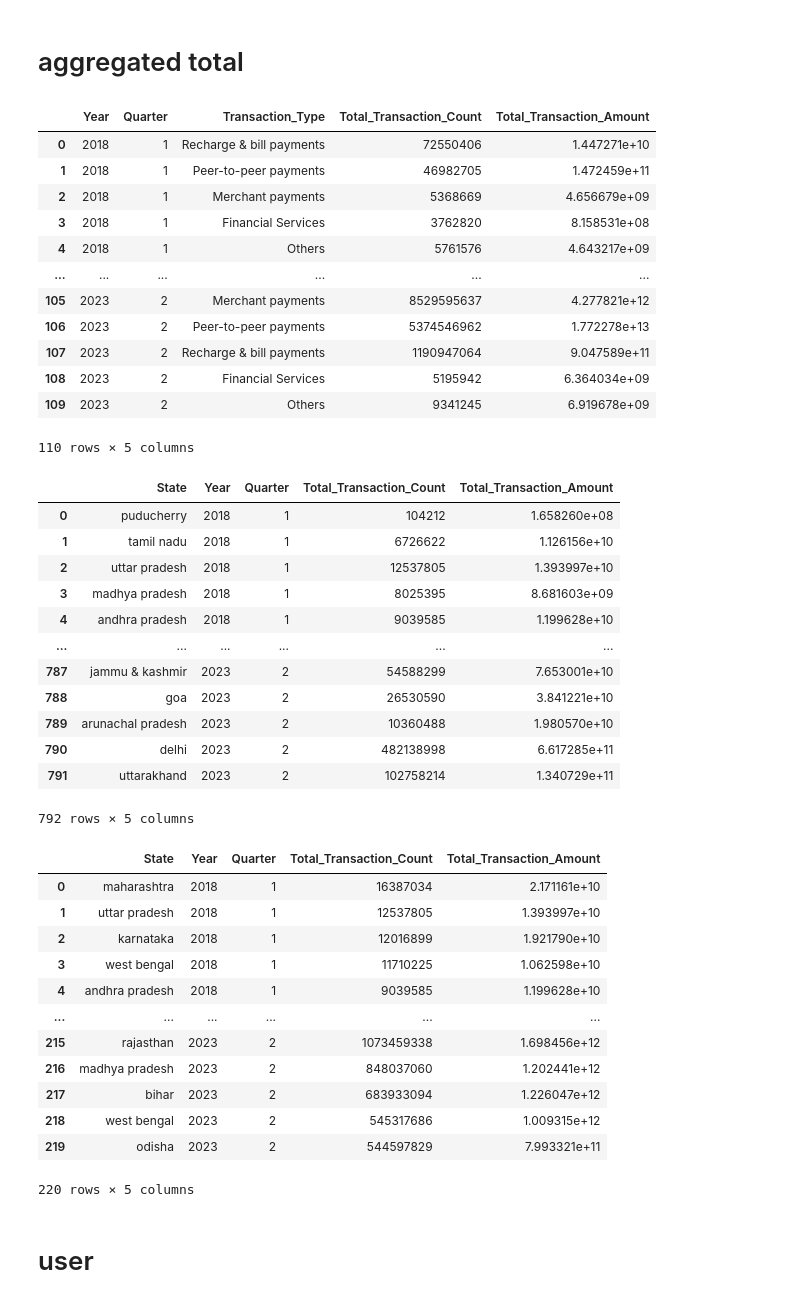
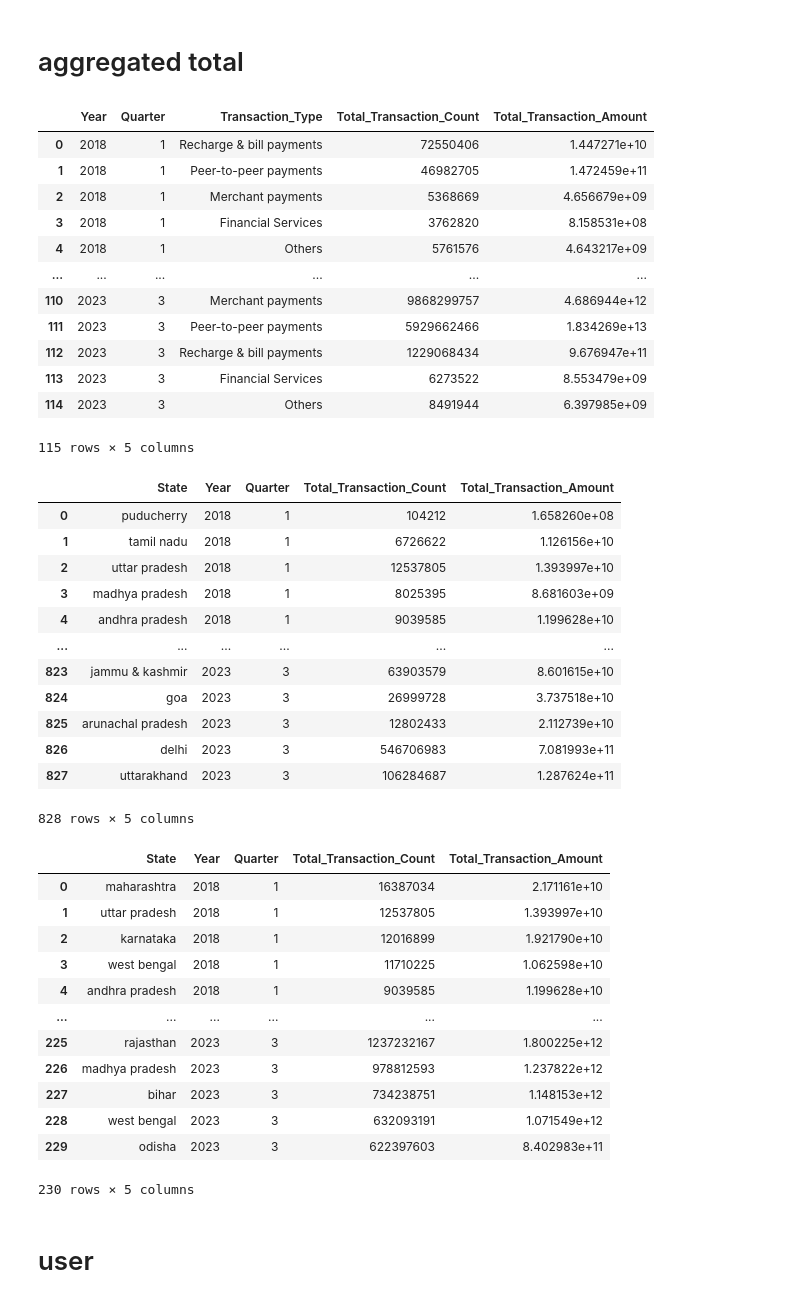
Before and after one commit to Prakash-Kani/PhonePe-Pulse-Data-Visualization-Using-Plotly-Dash, a Jupyter notebook: pulse_data_extraction.ipynb.ipynb, the cells around one changed output. Cells and saved outputs as stored; diff of their text form; code cells hidden in the pictures.

```diff
--- a/pulse_data_extraction.ipynb.ipynb
+++ b/pulse_data_extraction.ipynb.ipynb
@@ -42,7 +42,7 @@ df=pd.DataFrame([i['properties'].get('ST_NM') for i in data1['features']],column
 # %% [markdown]
 # Transaction
 # %%
-path_india = "D:/vscode/pulse/data/aggregated/transaction/country/india/state/"
+path_india = "D:/github/PhonePe-Pulse-Data-Visualization-Using-Plotly-Dash/pulse/data/aggregated/transaction/country/india/state/"
 lst=[]
 aggregated_transaction_india = os.listdir(path_india)
 for state in aggregated_transaction_india:
@@ -85,6 +85,6 @@ Agg_tran_state
 # %%
 lst = []
-path_india = 'D:/vscode/pulse/data/map/transaction/hover/country/india/state/'
+path_india = 'D:/github/PhonePe-Pulse-Data-Visualization-Using-Plotly-Dash/pulse/data/map/transaction/hover/country/india/state/'
 map_transaction_india = os.listdir(path_india)
 for state in map_transaction_india:
     path_state = path_india + state + '/'
@@ -123,7 +127,7 @@ map_tran_state
 # %%
 lst = []
 lst1 = []
-path_india = 'D:/vscode/pulse/data/top/transaction/country/india/state/'
+path_india = 'D:/github/PhonePe-Pulse-Data-Visualization-Using-Plotly-Dash/pulse/data/top/transaction/country/india/state/'
 top_transaction_india = os.listdir(path_india)
 for state in top_transaction_india:
     path_state = path_india + state + '/'
@@ -190,42 +194,42 @@ top_tran_state
 # aggregated total
 # %%
 lst = []
-path_india = "D:/vscode/pulse/data/aggregated/transaction/country/india/"
+path_india = "D:/github/PhonePe-Pulse-Data-Visualization-Using-Plotly-Dash/pulse/data/aggregated/transaction/country/india/"
 total_aggregated_transaction_india = os.listdir(path_india)
 for year in total_aggregated_transaction_india:
     if 'state' not in year:
         path_india_year = path_india + year + '/'
         total_aggregated_transaction_india_year = os.listdir(path_india_year)
         for quarter in total_aggregated_transaction_india_year:
             path_india_year_file = path_india_year+quarter
             Data = open(path_india_year_file)
             D = json.load(Data)
             for k in D['data']['transactionData']:
                 data = dict(Year = year,
                             Quarter = int(quarter.strip('.json')),
                             Transaction_Type = k['name'],
                             Total_Transaction_Count = k['paymentInstruments'][0]['count'],
                             Total_Transaction_Amount = k['paymentInstruments'][0]['amount'])
                 lst.append(data)
 total_Agg_tran=pd.DataFrame(lst)
 total_Agg_tran
 # %% [output]
 |  | Year | Quarter | Transaction_Type | Total_Transaction_Count | Total_Transaction_Amount |
 | 0 | 2018 | 1 | Recharge & bill payments | 72550406 | 1.447271e+10 |
 | 1 | 2018 | 1 | Peer-to-peer payments | 46982705 | 1.472459e+11 |
 | 2 | 2018 | 1 | Merchant payments | 5368669 | 4.656679e+09 |
 | 3 | 2018 | 1 | Financial Services | 3762820 | 8.158531e+08 |
 | 4 | 2018 | 1 | Others | 5761576 | 4.643217e+09 |
 | ... | ... | ... | ... | ... | ... |
-| 105 | 2023 | 2 | Merchant payments | 8529595637 | 4.277821e+12 |
-| 106 | 2023 | 2 | Peer-to-peer payments | 5374546962 | 1.772278e+13 |
-| 107 | 2023 | 2 | Recharge & bill payments | 1190947064 | 9.047589e+11 |
-| 108 | 2023 | 2 | Financial Services | 5195942 | 6.364034e+09 |
-| 109 | 2023 | 2 | Others | 9341245 | 6.919678e+09 |
+| 110 | 2023 | 3 | Merchant payments | 9868299757 | 4.686944e+12 |
+| 111 | 2023 | 3 | Peer-to-peer payments | 5929662466 | 1.834269e+13 |
+| 112 | 2023 | 3 | Recharge & bill payments | 1229068434 | 9.676947e+11 |
+| 113 | 2023 | 3 | Financial Services | 6273522 | 8.553479e+09 |
+| 114 | 2023 | 3 | Others | 8491944 | 6.397985e+09 |
-110 rows × 5 columns
+115 rows × 5 columns
 # %%
 lst = []
-path_india = "D:/vscode/pulse/data/map/transaction/hover/country/india/"
+path_india = "D:/github/PhonePe-Pulse-Data-Visualization-Using-Plotly-Dash/pulse/data/map/transaction/hover/country/india/"
 total_map_transaction_india = os.listdir(path_india)
 for year in total_map_transaction_india:
     if 'state' not in year:
@@ -252,15 +256,15 @@ total_map_tran
 | 3 | madhya pradesh | 2018 | 1 | 8025395 | 8.681603e+09 |
 | 4 | andhra pradesh | 2018 | 1 | 9039585 | 1.199628e+10 |
 | ... | ... | ... | ... | ... | ... |
-| 787 | jammu & kashmir | 2023 | 2 | 54588299 | 7.653001e+10 |
-| 788 | goa | 2023 | 2 | 26530590 | 3.841221e+10 |
-| 789 | arunachal pradesh | 2023 | 2 | 10360488 | 1.980570e+10 |
-| 790 | delhi | 2023 | 2 | 482138998 | 6.617285e+11 |
-| 791 | uttarakhand | 2023 | 2 | 102758214 | 1.340729e+11 |
+| 823 | jammu & kashmir | 2023 | 3 | 63903579 | 8.601615e+10 |
+| 824 | goa | 2023 | 3 | 26999728 | 3.737518e+10 |
+| 825 | arunachal pradesh | 2023 | 3 | 12802433 | 2.112739e+10 |
+| 826 | delhi | 2023 | 3 | 546706983 | 7.081993e+11 |
+| 827 | uttarakhand | 2023 | 3 | 106284687 | 1.287624e+11 |
-792 rows × 5 columns
+828 rows × 5 columns
 # %%
 lst = []
-path_india = "D:/vscode/pulse/data/top/transaction/country/india/"
+path_india = "D:/github/PhonePe-Pulse-Data-Visualization-Using-Plotly-Dash/pulse/data/top/transaction/country/india/"
 total_top_transaction_india = os.listdir(path_india)
 for year in total_top_transaction_india:
     if 'state' not in year:
@@ -287,12 +291,12 @@ total_top_tran
 | 3 | west bengal | 2018 | 1 | 11710225 | 1.062598e+10 |
 | 4 | andhra pradesh | 2018 | 1 | 9039585 | 1.199628e+10 |
 | ... | ... | ... | ... | ... | ... |
-| 215 | rajasthan | 2023 | 2 | 1073459338 | 1.698456e+12 |
-| 216 | madhya pradesh | 2023 | 2 | 848037060 | 1.202441e+12 |
-| 217 | bihar | 2023 | 2 | 683933094 | 1.226047e+12 |
-| 218 | west bengal | 2023 | 2 | 545317686 | 1.009315e+12 |
-| 219 | odisha | 2023 | 2 | 544597829 | 7.993321e+11 |
+| 225 | rajasthan | 2023 | 3 | 1237232167 | 1.800225e+12 |
+| 226 | madhya pradesh | 2023 | 3 | 978812593 | 1.237822e+12 |
+| 227 | bihar | 2023 | 3 | 734238751 | 1.148153e+12 |
+| 228 | west bengal | 2023 | 3 | 632093191 | 1.071549e+12 |
+| 229 | odisha | 2023 | 3 | 622397603 | 8.402983e+11 |
-220 rows × 5 columns
+230 rows × 5 columns
 # %% [markdown]
 # user
 # %%
```
Also changed, not shown: parts of 14 cells of this notebook.
